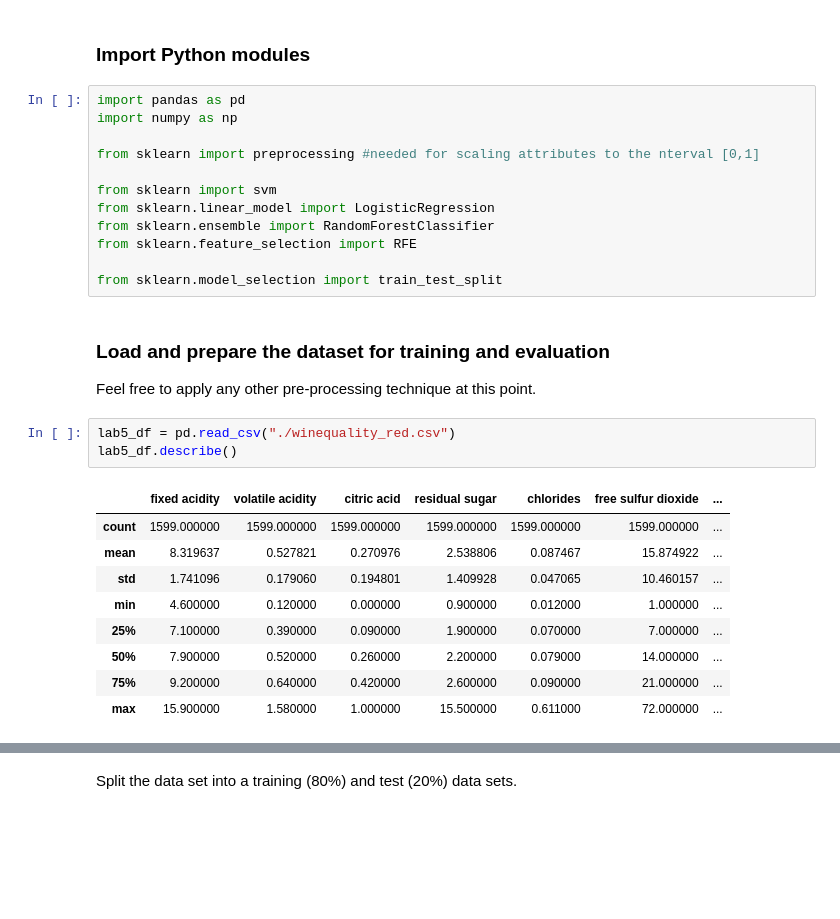
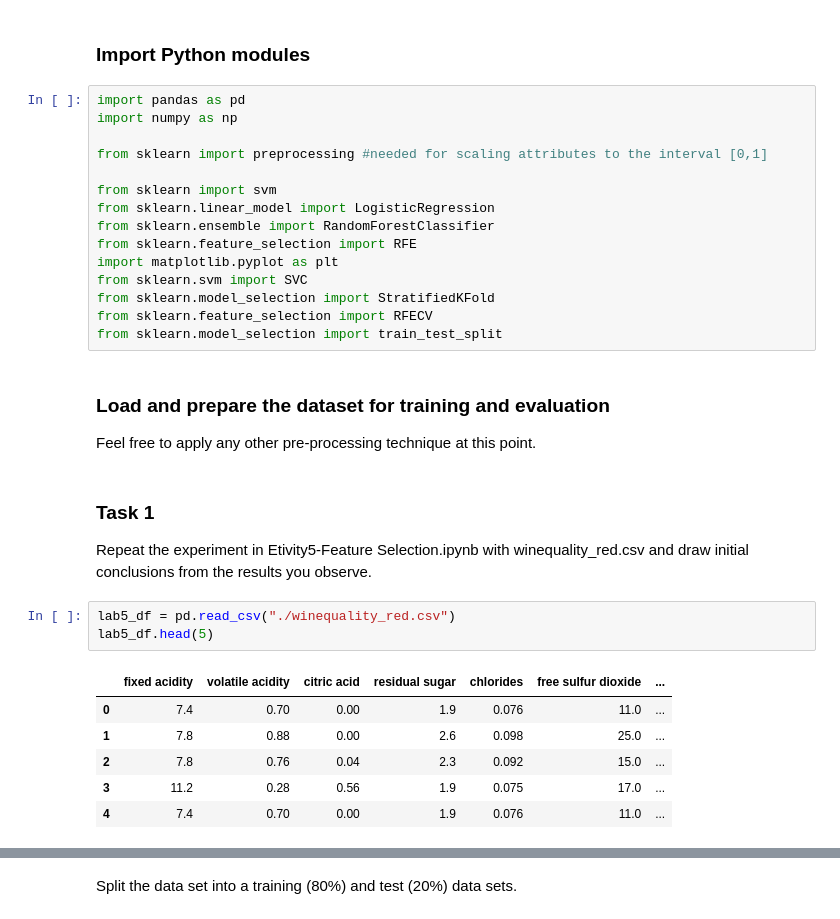
Before and after one commit to vipulpopat/MSCAI_Sem1_Etivity5, a Jupyter notebook: Etivity5-Feature Selection.ipynb, the cells around one changed output, grey strips where cells are left out. Saved outputs shown, nothing was run; the diff lists cells and outputs as text; blank space fills up the shorter version.

Commit message:
Task 1 to 3 commit...

```diff
--- a/Etivity5-Feature Selection.ipynb
+++ b/Etivity5-Feature Selection.ipynb
@@ -20,27 +20,31 @@ In this demonstration we use a modified version of the seeds data set (see https
 import pandas as pd
 import numpy as np
 
-from sklearn import preprocessing #needed for scaling attributes to the nterval [0,1]
+from sklearn import preprocessing #needed for scaling attributes to the interval [0,1]
 
 from sklearn import svm
 from sklearn.linear_model import LogisticRegression
 from sklearn.ensemble import RandomForestClassifier
 from sklearn.feature_selection import RFE
-
+import matplotlib.pyplot as plt
+from sklearn.svm import SVC
+from sklearn.model_selection import StratifiedKFold
+from sklearn.feature_selection import RFECV
 from sklearn.model_selection import train_test_split
 # %% [markdown]
 ### Load and prepare the dataset for training and evaluation
 Feel free to apply any other pre-processing technique at this point.
+# %% [markdown]
+### Task 1
+
+Repeat the experiment in Etivity5-Feature Selection.ipynb with winequality_red.csv and draw initial conclusions from the results you observe.
 # %%
 lab5_df = pd.read_csv("./winequality_red.csv")
-lab5_df.describe()
+lab5_df.head(5)
 # %% [output]
 |  | fixed acidity | volatile acidity | citric acid | residual sugar | chlorides | free sulfur dioxide | ... |
-| count | 1599.000000 | 1599.000000 | 1599.000000 | 1599.000000 | 1599.000000 | 1599.000000 | ... |
-| mean | 8.319637 | 0.527821 | 0.270976 | 2.538806 | 0.087467 | 15.874922 | ... |
-| std | 1.741096 | 0.179060 | 0.194801 | 1.409928 | 0.047065 | 10.460157 | ... |
-| min | 4.600000 | 0.120000 | 0.000000 | 0.900000 | 0.012000 | 1.000000 | ... |
-| 25% | 7.100000 | 0.390000 | 0.090000 | 1.900000 | 0.070000 | 7.000000 | ... |
-| 50% | 7.900000 | 0.520000 | 0.260000 | 2.200000 | 0.079000 | 14.000000 | ... |
-| 75% | 9.200000 | 0.640000 | 0.420000 | 2.600000 | 0.090000 | 21.000000 | ... |
-| max | 15.900000 | 1.580000 | 1.000000 | 15.500000 | 0.611000 | 72.000000 | ... |
+| 0 | 7.4 | 0.70 | 0.00 | 1.9 | 0.076 | 11.0 | ... |
+| 1 | 7.8 | 0.88 | 0.00 | 2.6 | 0.098 | 25.0 | ... |
+| 2 | 7.8 | 0.76 | 0.04 | 2.3 | 0.092 | 15.0 | ... |
+| 3 | 11.2 | 0.28 | 0.56 | 1.9 | 0.075 | 17.0 | ... |
+| 4 | 7.4 | 0.70 | 0.00 | 1.9 | 0.076 | 11.0 | ... |
```
Also changed, not shown: parts of 19 cells of this notebook.
